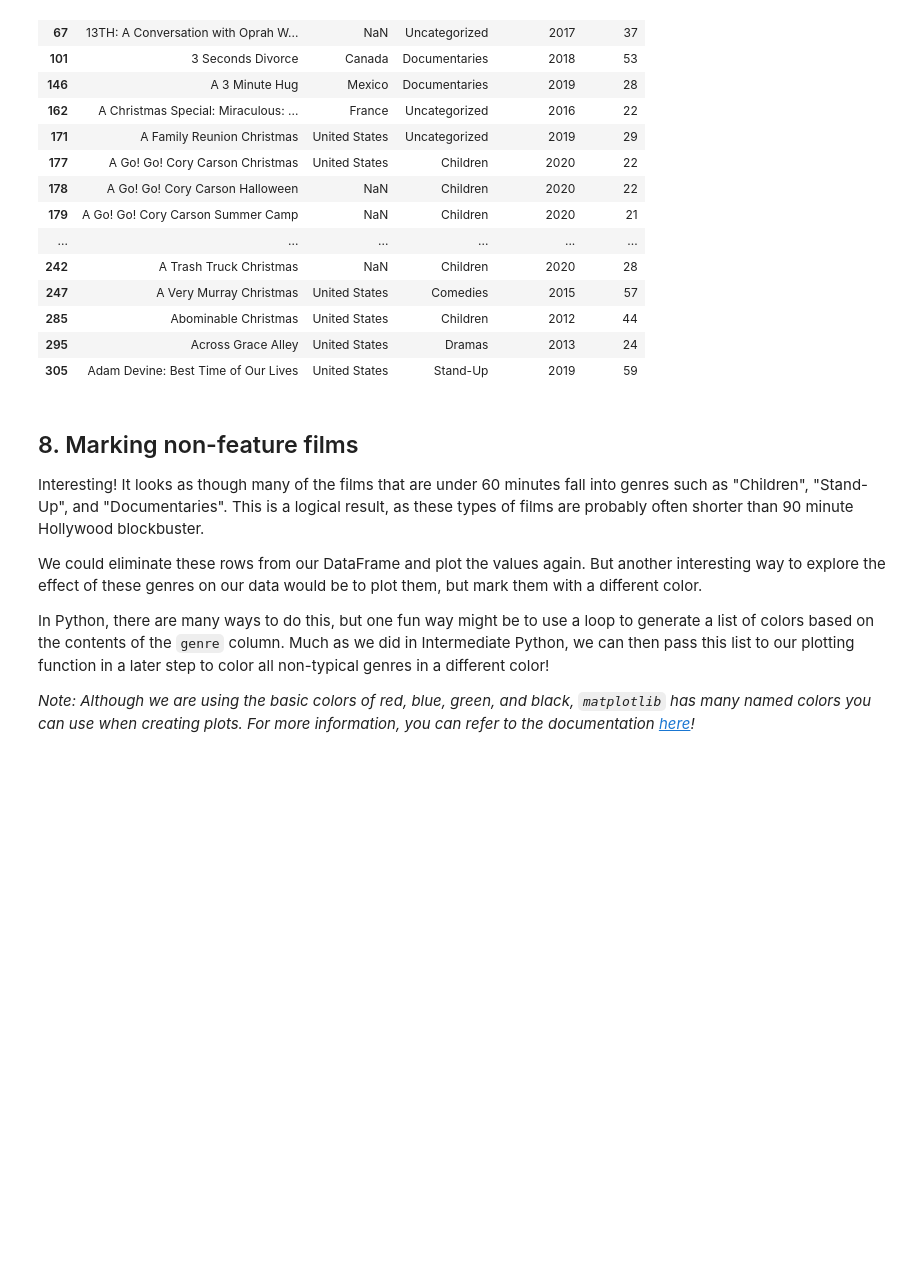
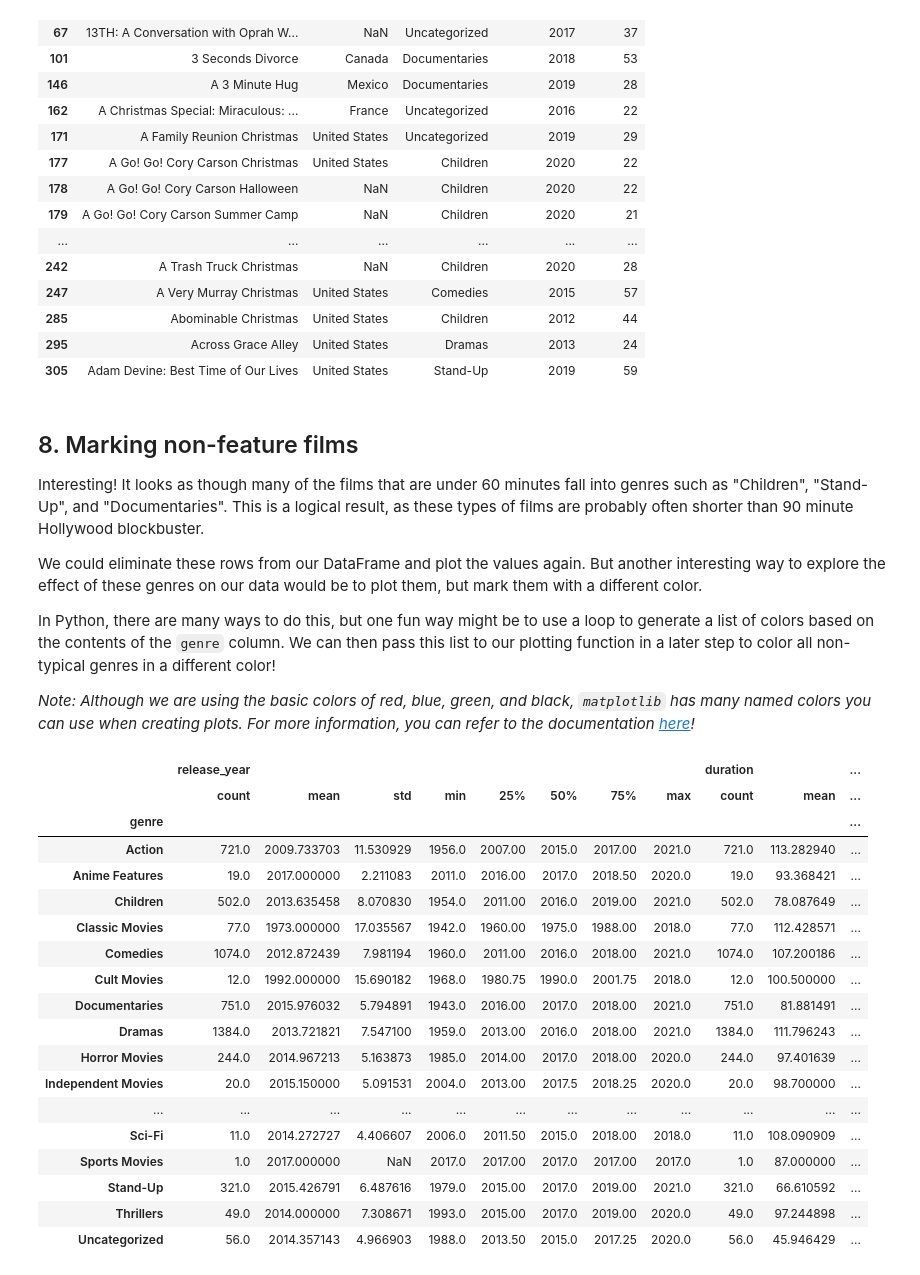
Before and after one commit to s-muhammadkamran/DataScience_Projects, a Jupyter notebook: Movies_Duration_Analysis/Movies_Duration_Analysis.ipynb, the cells around one changed output. Drawn from its saved outputs; the diff is of its cells as text; code cells hidden in the pictures; blank space fills up the shorter version.

Commit message:
Modified Movies Duration Analysis

```diff
--- a/Movies_Duration_Analysis/Movies_Duration_Analysis.ipynb
+++ b/Movies_Duration_Analysis/Movies_Duration_Analysis.ipynb
@@ -159,8 +158,31 @@ short_movies.head(20)
 ## 8. Marking non-feature films
 <p>Interesting! It looks as though many of the films that are under 60 minutes fall into genres such as "Children", "Stand-Up", and "Documentaries". This is a logical result, as these types of films are probably often shorter than 90 minute Hollywood blockbuster. </p>
 <p>We could eliminate these rows from our DataFrame and plot the values again. But another interesting way to explore the effect of these genres on our data would be to plot them, but mark them with a different color.</p>
-<p>In Python, there are many ways to do this, but one fun way might be to use a loop to generate a list of colors based on the contents of the <code>genre</code> column. Much as we did in Intermediate Python, we can then pass this list to our plotting function in a later step to color all non-typical genres in a different color!</p>
+<p>In Python, there are many ways to do this, but one fun way might be to use a loop to generate a list of colors based on the contents of the <code>genre</code> column. We can then pass this list to our plotting function in a later step to color all non-typical genres in a different color!</p>
 <p><em>Note: Although we are using the basic colors of red, blue, green, and black, <code>matplotlib</code> has many named colors you can use when creating plots. For more information, you can refer to the documentation <a href="https://matplotlib.org/stable/gallery/color/named_colors.html">here</a>!</em></p>
+# %%
+genre_types = netflix_movies_col_subset.groupby(by="genre")
+genre_types.describe()
+# %% [output]
+|  | release_year |  |  |  |  |  |  |  | duration |  | ... |
+|  | count | mean | std | min | 25% | 50% | 75% | max | count | mean | ... |
+| genre |  |  |  |  |  |  |  |  |  |  | ... |
+| Action | 721.0 | 2009.733703 | 11.530929 | 1956.0 | 2007.00 | 2015.0 | 2017.00 | 2021.0 | 721.0 | 113.282940 | ... |
+| Anime Features | 19.0 | 2017.000000 | 2.211083 | 2011.0 | 2016.00 | 2017.0 | 2018.50 | 2020.0 | 19.0 | 93.368421 | ... |
+| Children | 502.0 | 2013.635458 | 8.070830 | 1954.0 | 2011.00 | 2016.0 | 2019.00 | 2021.0 | 502.0 | 78.087649 | ... |
+| Classic Movies | 77.0 | 1973.000000 | 17.035567 | 1942.0 | 1960.00 | 1975.0 | 1988.00 | 2018.0 | 77.0 | 112.428571 | ... |
+| Comedies | 1074.0 | 2012.872439 | 7.981194 | 1960.0 | 2011.00 | 2016.0 | 2018.00 | 2021.0 | 1074.0 | 107.200186 | ... |
+| Cult Movies | 12.0 | 1992.000000 | 15.690182 | 1968.0 | 1980.75 | 1990.0 | 2001.75 | 2018.0 | 12.0 | 100.500000 | ... |
+| Documentaries | 751.0 | 2015.976032 | 5.794891 | 1943.0 | 2016.00 | 2017.0 | 2018.00 | 2021.0 | 751.0 | 81.881491 | ... |
+| Dramas | 1384.0 | 2013.721821 | 7.547100 | 1959.0 | 2013.00 | 2016.0 | 2018.00 | 2021.0 | 1384.0 | 111.796243 | ... |
+| Horror Movies | 244.0 | 2014.967213 | 5.163873 | 1985.0 | 2014.00 | 2017.0 | 2018.00 | 2020.0 | 244.0 | 97.401639 | ... |
+| Independent Movies | 20.0 | 2015.150000 | 5.091531 | 2004.0 | 2013.00 | 2017.5 | 2018.25 | 2020.0 | 20.0 | 98.700000 | ... |
+| ... | ... | ... | ... | ... | ... | ... | ... | ... | ... | ... | ... |
+| Sci-Fi | 11.0 | 2014.272727 | 4.406607 | 2006.0 | 2011.50 | 2015.0 | 2018.00 | 2018.0 | 11.0 | 108.090909 | ... |
+| Sports Movies | 1.0 | 2017.000000 | NaN | 2017.0 | 2017.00 | 2017.0 | 2017.00 | 2017.0 | 1.0 | 87.000000 | ... |
+| Stand-Up | 321.0 | 2015.426791 | 6.487616 | 1979.0 | 2015.00 | 2017.0 | 2019.00 | 2021.0 | 321.0 | 66.610592 | ... |
+| Thrillers | 49.0 | 2014.000000 | 7.308671 | 1993.0 | 2015.00 | 2017.0 | 2019.00 | 2020.0 | 49.0 | 97.244898 | ... |
+| Uncategorized | 56.0 | 2014.357143 | 4.966903 | 1988.0 | 2013.50 | 2015.0 | 2017.25 | 2020.0 | 56.0 | 45.946429 | ... |
 # %%
 # Define an empty list
 colors = []
```
Also changed, not shown: parts of 13 cells of this notebook.
